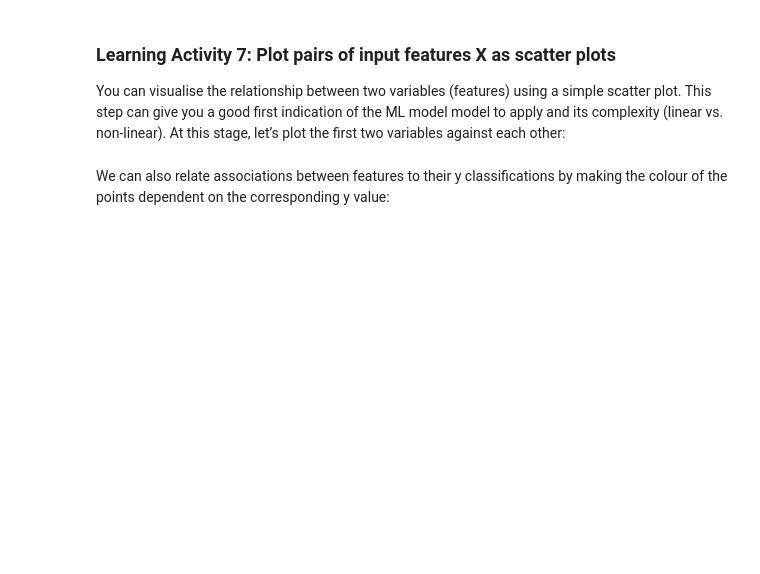
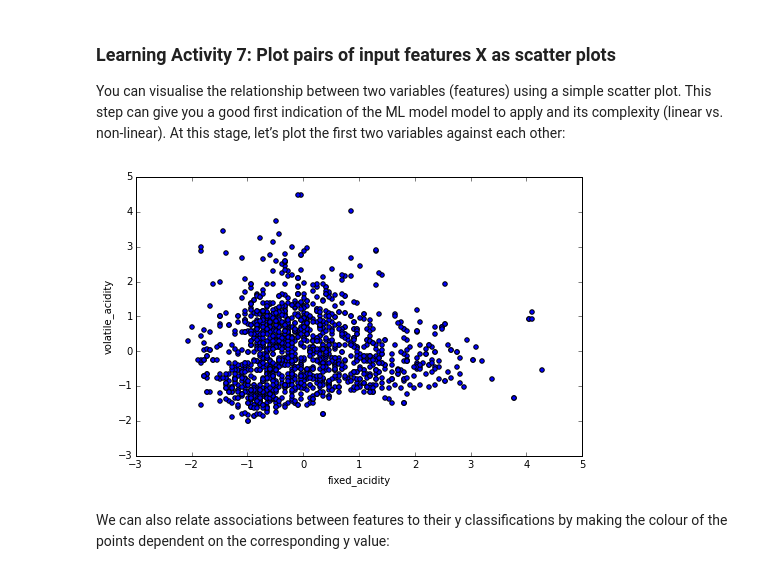
Before and after one commit to JayRod12/machinelearningintro, a Jupyter notebook: mlnotebook.ipynb, the cells around one changed output. Saved outputs shown, nothing was run; the diff lists cells and outputs as text; code cells hidden in the pictures; blank space fills up the shorter version.

```diff
--- a/mlnotebook.ipynb
+++ b/mlnotebook.ipynb
@@ -193,3 +238,14 @@ You can visualise the relationship between two variables (features) using a simp
+# %%
+# Create a scatter plot of the first two features
+f1 = 0
+f2 = 1
+plt.figure(figsize=(8,5))
+plt.scatter(x = X[:,f1], y = X[:, f2])
+plt.xlabel(header[f1])
+plt.ylabel(header[f2])
+plt.show()
+# %% [output]
+[figure, added]
 # %% [markdown]
 We can also relate associations between features to their y classifications by making the colour of
 the points dependent on the corresponding y value:
```
Also changed, not shown: parts of 47 cells of this notebook.
